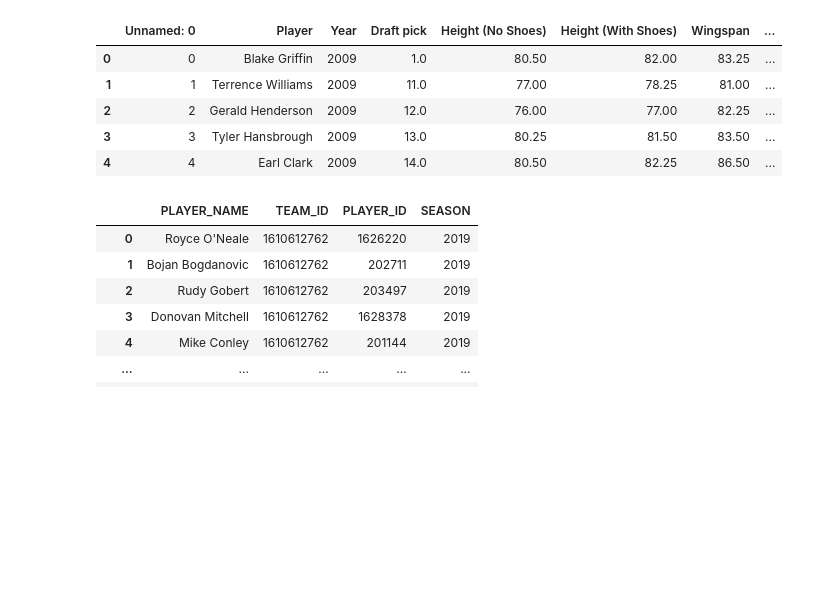
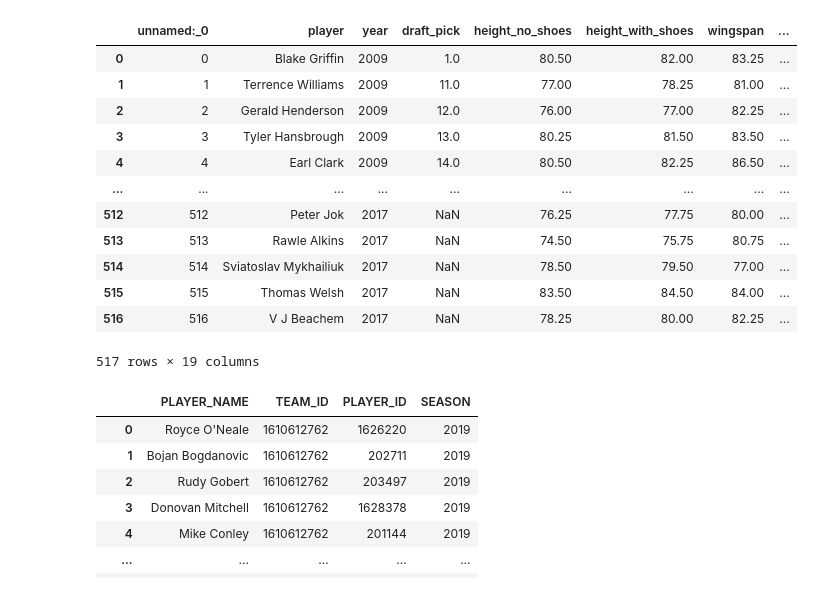
Before and after one commit to jeremykardash/project-2, a Jupyter notebook: code/combine_stats_clean.ipynb, the cells around one changed output. Cells and saved outputs as stored; diff of their text form; code cells hidden in the pictures; blank space fills up the shorter version.

Commit message:
combine clean

```diff
--- a/code/combine_stats_clean.ipynb
+++ b/code/combine_stats_clean.ipynb
@@ -4,24 +4,32 @@ import os
 # %%
 filepath = os.path.join("..",'Resources', 'nba_draft_combine_all_years.csv')
 
 combine = pd.read_csv(filepath)
 
 # Header Cleaner
-messy_teams_df.columns = messy_teams_df.columns.str.strip()\
+combine.columns = combine.columns.str.strip()\
     .str.lower()\
     .str.replace(' ', '_')\
     .str.replace('.', '')\
     .str.replace('(', '')\
     .str.replace(')', '')
     # ... add .str.replace('','') for other characters
-combine.head()
+combine["player"] = combine["player"].str.replace(".", " ")
+combine
 # %% [output]
-|  | Unnamed: 0 | Player | Year | Draft pick | Height (No Shoes) | Height (With Shoes) | Wingspan | ... |
+|  | unnamed:_0 | player | year | draft_pick | height_no_shoes | height_with_shoes | wingspan | ... |
 | 0 | 0 | Blake Griffin | 2009 | 1.0 | 80.50 | 82.00 | 83.25 | ... |
 | 1 | 1 | Terrence Williams | 2009 | 11.0 | 77.00 | 78.25 | 81.00 | ... |
 | 2 | 2 | Gerald Henderson | 2009 | 12.0 | 76.00 | 77.00 | 82.25 | ... |
 | 3 | 3 | Tyler Hansbrough | 2009 | 13.0 | 80.25 | 81.50 | 83.50 | ... |
 | 4 | 4 | Earl Clark | 2009 | 14.0 | 80.50 | 82.25 | 86.50 | ... |
+| ... | ... | ... | ... | ... | ... | ... | ... | ... |
+| 512 | 512 | Peter Jok | 2017 | NaN | 76.25 | 77.75 | 80.00 | ... |
+| 513 | 513 | Rawle Alkins | 2017 | NaN | 74.50 | 75.75 | 80.75 | ... |
+| 514 | 514 | Sviatoslav Mykhailiuk | 2017 | NaN | 78.50 | 79.50 | 77.00 | ... |
+| 515 | 515 | Thomas Welsh | 2017 | NaN | 83.50 | 84.50 | 84.00 | ... |
+| 516 | 516 | V J Beachem | 2017 | NaN | 78.25 | 80.00 | 82.25 | ... |
+517 rows × 19 columns
 # %%
 file = os.path.join("..",'Resources', 'players.csv')
 
```
Also changed, not shown: parts of 6 cells of this notebook, 3 other files.
